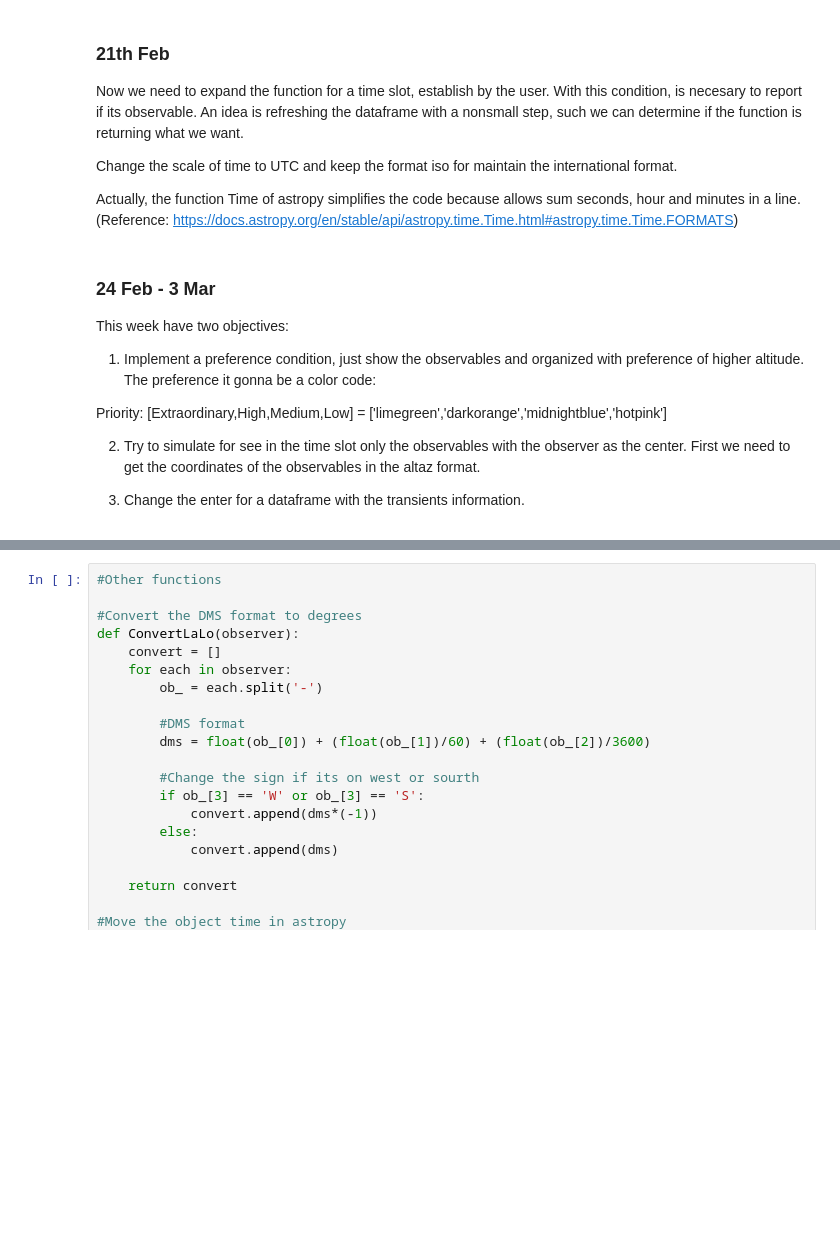
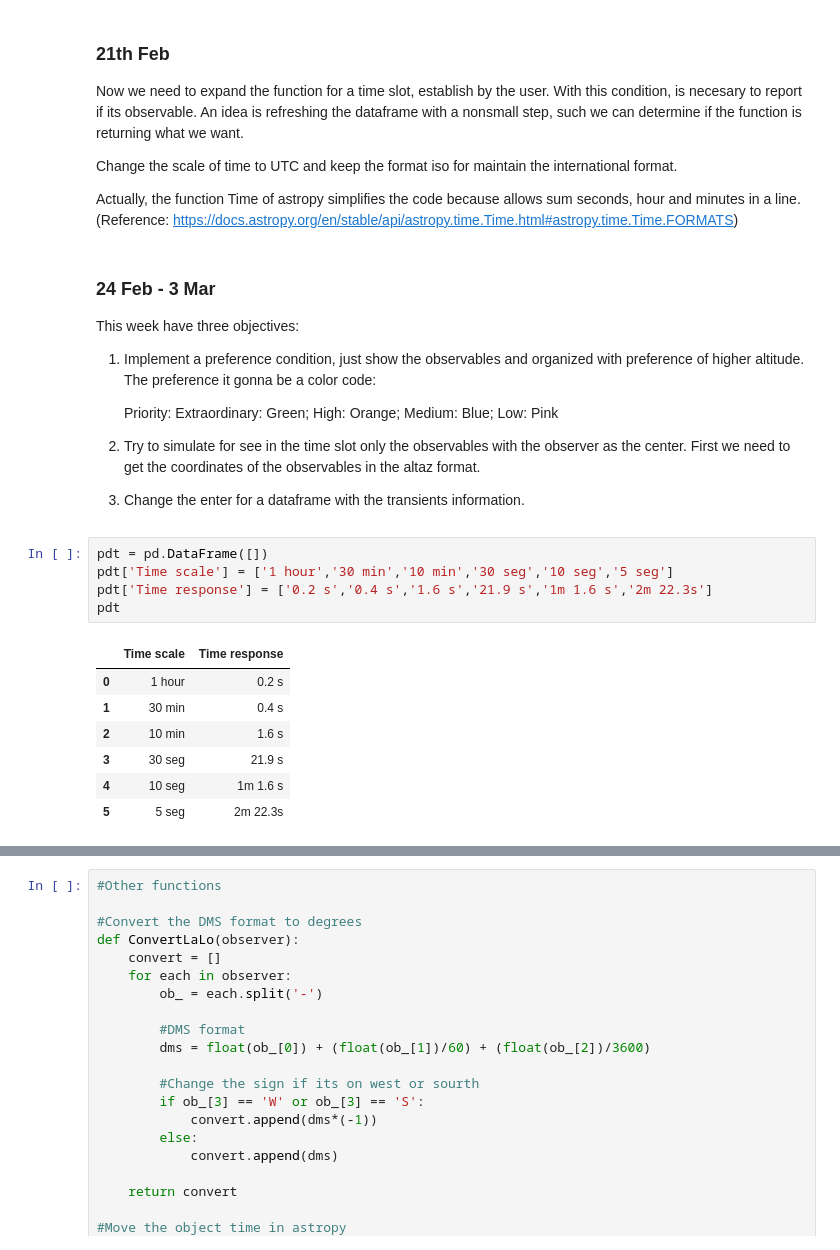
Before and after one commit to ccuellarn/Transient-Operation, a Jupyter notebook: Sketch_operations.ipynb, the cells around one changed output, grey strips where cells are left out. Saved outputs shown, nothing was run; the diff lists cells and outputs as text; blank space fills up the shorter version.

```diff
--- a/Sketch_operations.ipynb
+++ b/Sketch_operations.ipynb
@@ -34,15 +34,28 @@ Actually, the function Time of astropy simplifies the code because allows sum se
 (Reference: https://docs.astropy.org/en/stable/api/astropy.time.Time.html#astropy.time.Time.FORMATS)
 # %% [markdown]
 ### 24 Feb - 3 Mar
-This week have two objectives:
+This week have three objectives:
 
 1) Implement a preference condition, just show the observables and organized with preference of higher altitude. The preference it gonna be a color code:
 
-Priority: [Extraordinary,High,Medium,Low] = ['limegreen','darkorange','midnightblue','hotpink']
+    Priority: Extraordinary: Green;  High: Orange; Medium: Blue; Low: Pink
 
 2) Try to simulate for see in the time slot only the observables with the observer as the center. First we need to get the coordinates of the observables in the altaz format.
 
 3) Change the enter for a dataframe with the transients information.
+# %%
+pdt = pd.DataFrame([])
+pdt['Time scale'] = ['1 hour','30 min','10 min','30 seg','10 seg','5 seg']
+pdt['Time response'] = ['0.2 s','0.4 s','1.6 s','21.9 s','1m 1.6 s','2m 22.3s']
+pdt
+# %% [output]
+|  | Time scale | Time response |
+| 0 | 1 hour | 0.2 s |
+| 1 | 30 min | 0.4 s |
+| 2 | 10 min | 1.6 s |
+| 3 | 30 seg | 21.9 s |
+| 4 | 10 seg | 1m 1.6 s |
+| 5 | 5 seg | 2m 22.3s |
 # %%
 #Playtime data
 
```
Also changed, not shown: parts of 4 cells of this notebook.
